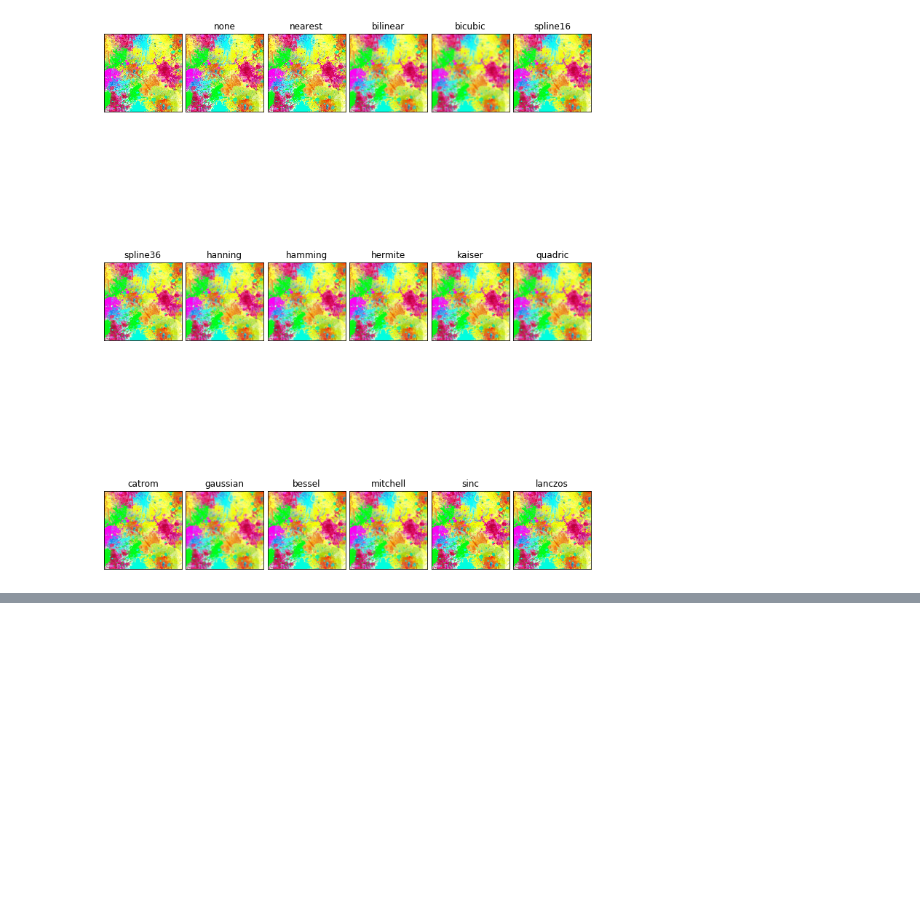
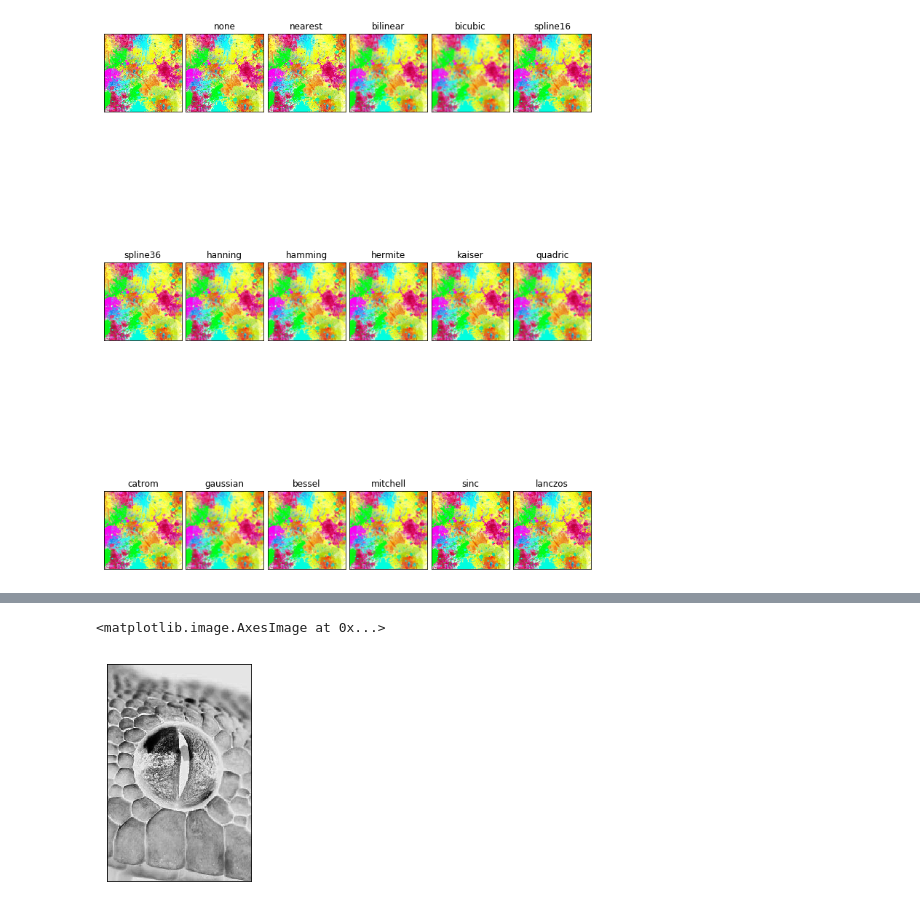
Before and after one commit to Hachiman999/Colab-imagen, a Jupyter notebook: interpolacion_transformacion.ipynb, the cells around one changed output, grey strips where cells are left out. Saved outputs shown, nothing was run; the diff lists cells and outputs as text; code cells hidden in the pictures; blank space fills up the shorter version.

```diff
--- a/interpolacion_transformacion.ipynb
+++ b/interpolacion_transformacion.ipynb
@@ -113,0 +135,19 @@ plt.show()
+# %%
+
+
+
+
+foto = Image.open('ojo.jpg')
+
+datos = list(foto.getdata())
+
+datos_inver = [255 - x   for x in datos ]
+
+img_inver = Image.new('L', foto.size)
+img_inver.putdata(datos_inver)
+plt.xticks([])
+plt.yticks([])
+plt.imshow(np.asarray(img_inver), cmap='gray')
+# %% [output]
+<matplotlib.image.AxesImage at 0x...>
+[figure, added]
```
Also changed, not shown: parts of 4 cells of this notebook.
